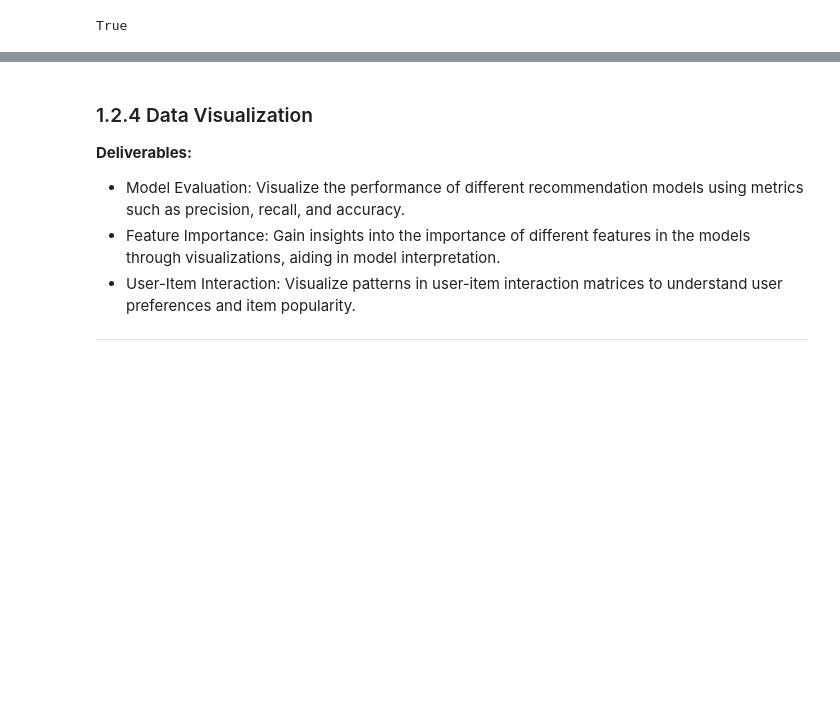
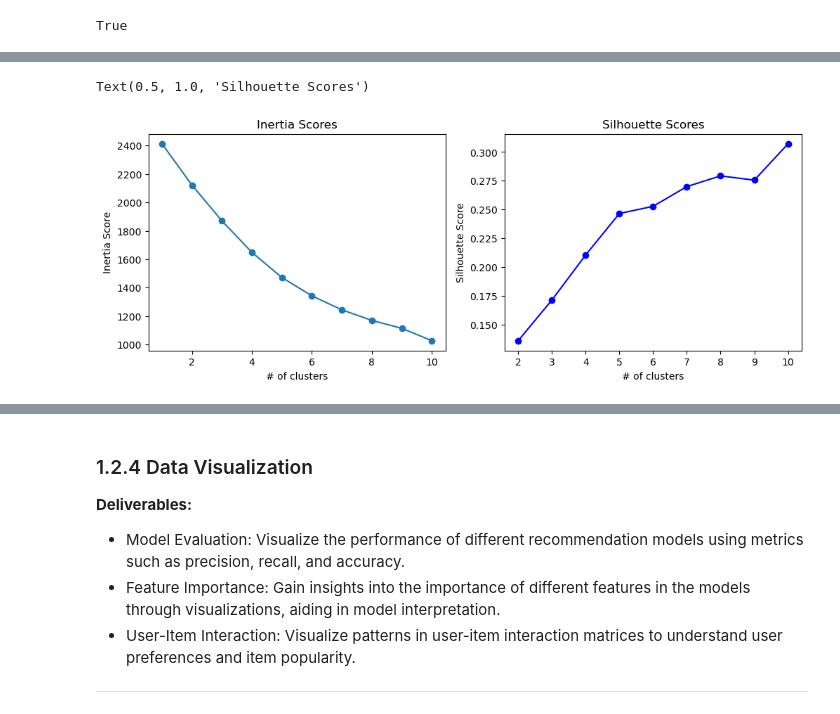
Before and after one commit to tamadasun/Integrated-Movie-Recommendation-and-Analysis, a Jupyter notebook: notebooks/02_Data_Modeling.ipynb, the cells around one changed output, grey strips where cells are left out. Cells and saved outputs as stored; diff of their text form; code cells hidden in the pictures; blank space fills up the shorter version.

```diff
--- a/notebooks/02_Data_Modeling.ipynb
+++ b/notebooks/02_Data_Modeling.ipynb
@@ -439,0 +686,7 @@ tmdb_df['preprocessed_overview'] = tmdb_df['overview'].apply(lemmatize_text)
+# %%
+# Inertia Scores
+inertia_list = []
+for k in range(1, 11):
+    km = KMeans(n_clusters=k, random_state=42)
+    km.fit(tfidf_matrix_genre)
+    inertia_list.append(km.inertia_)
@@ -439,0 +706,7 @@ tmdb_df['preprocessed_overview'] = tmdb_df['overview'].apply(lemmatize_text)
+# %%
+# Silhouette Scores
+silhouette_list = []
+for k in range(2, 11):
+    km = KMeans(n_clusters=k, random_state=42)
+    km.fit(tfidf_matrix_genre)
+    silhouette_list.append(silhouette_score(tfidf_matrix_genre, km.labels_))
@@ -439,0 +725,17 @@ tmdb_df['preprocessed_overview'] = tmdb_df['overview'].apply(lemmatize_text)
+# %%
+# Plotting Inertia Scores
+plt.figure(figsize=(12, 4))
+plt.subplot(1, 2, 1)
+plt.plot(range(1, 11), inertia_list, marker='o')
+plt.xlabel('# of clusters')
+plt.ylabel('Inertia Score')
+plt.title('Inertia Scores')
+# Plotting Silhouette Scores
+plt.subplot(1, 2, 2)
+plt.plot(range(2, 11), silhouette_list, marker='o', color='blue')
+plt.xlabel('# of clusters')
+plt.ylabel('Silhouette Score')
+plt.title('Silhouette Scores')
+# %% [output]
+Text(0.5, 1.0, 'Silhouette Scores')
+[figure, added]
```
Also changed, not shown: parts of 44 cells of this notebook, 14 other files.
